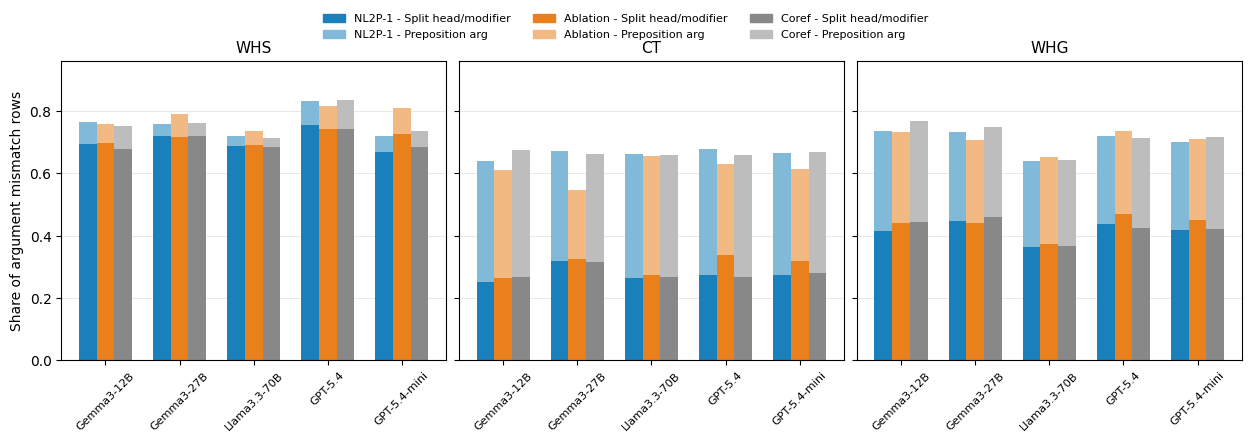
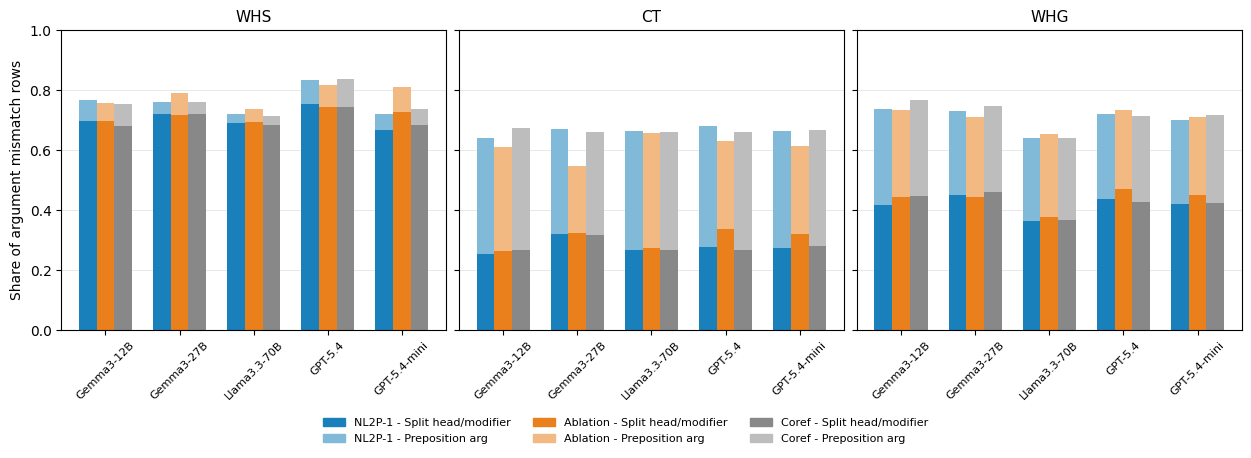
Unified diff of the notebook cell whose output changed from the first chart to the second:
--- before
+++ after
@@ -1,2 +1,3 @@
+colors = ["#1a80bb", "#ea801c", "#888888"]
 method_colors = {
     "nl2p_1": "#1a80bb",
@@ -66,5 +67,5 @@
     ax.set_xticks(x)
     ax.set_xticklabels(model_labels, rotation=45, fontsize=8)
-    ax.set_ylim(0.0, y_max)
+    ax.set_ylim(0.0, 1.0)
     ax.grid(axis="y", color="#d9d9d9", linewidth=0.6, alpha=0.7)
     ax.set_axisbelow(True)
@@ -73,5 +74,5 @@
 
 handles = []
-for method_key in METHOD_ORDER:
+for method_key, color in zip(METHOD_ORDER, colors):
     for issue_idx, issue in enumerate(issues):
         handles.append(
@@ -87,9 +88,10 @@
 fig.legend(
     handles=handles,
-    loc="upper center",
-    bbox_to_anchor=(0.5, 1.08),
+    loc="lower center",
+    bbox_to_anchor=(0.5, -0.12),
     ncol=len(METHOD_ORDER),
     frameon=False,
     fontsize=8,
-)
+  )
+
 plt.show()

Commit: update plots